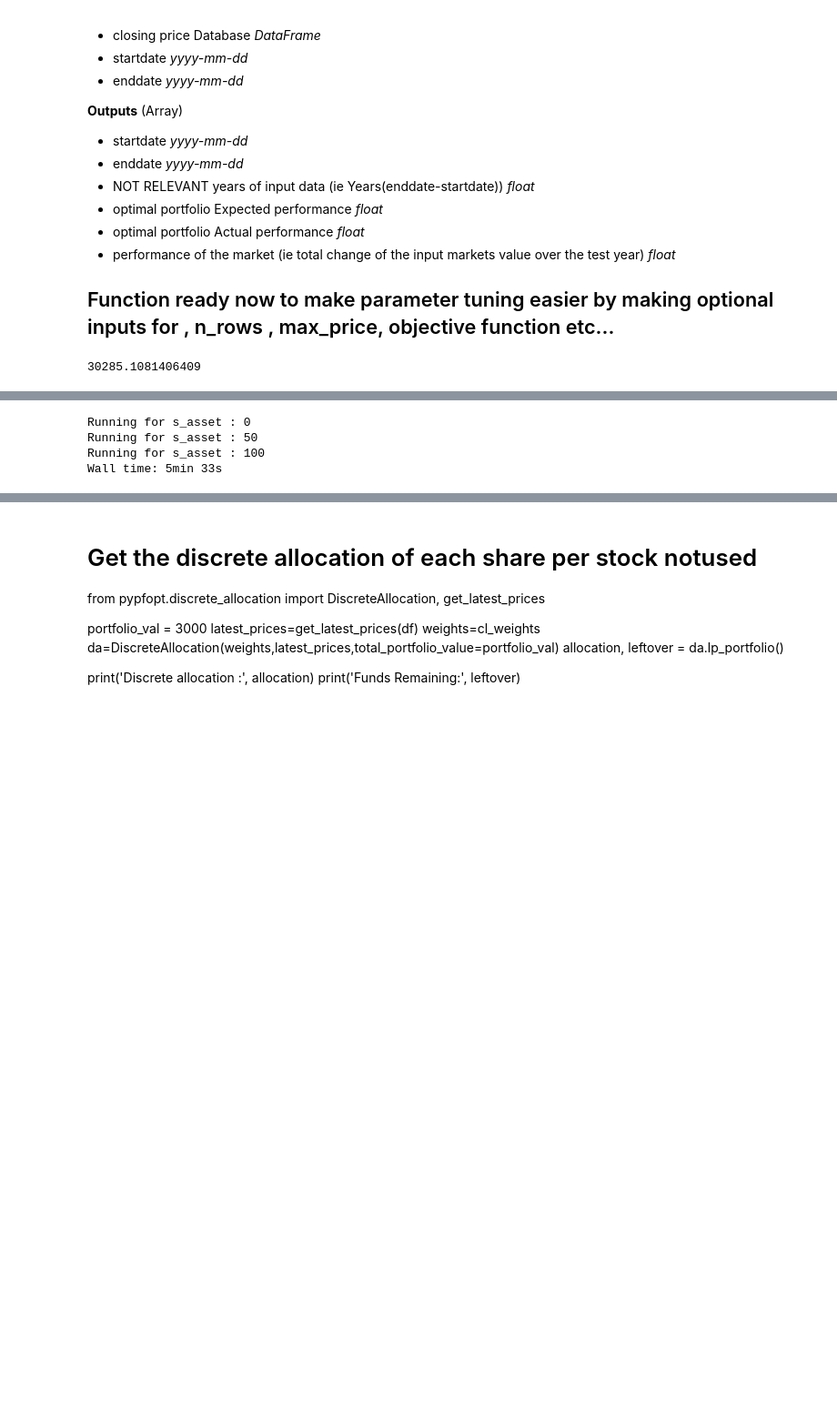
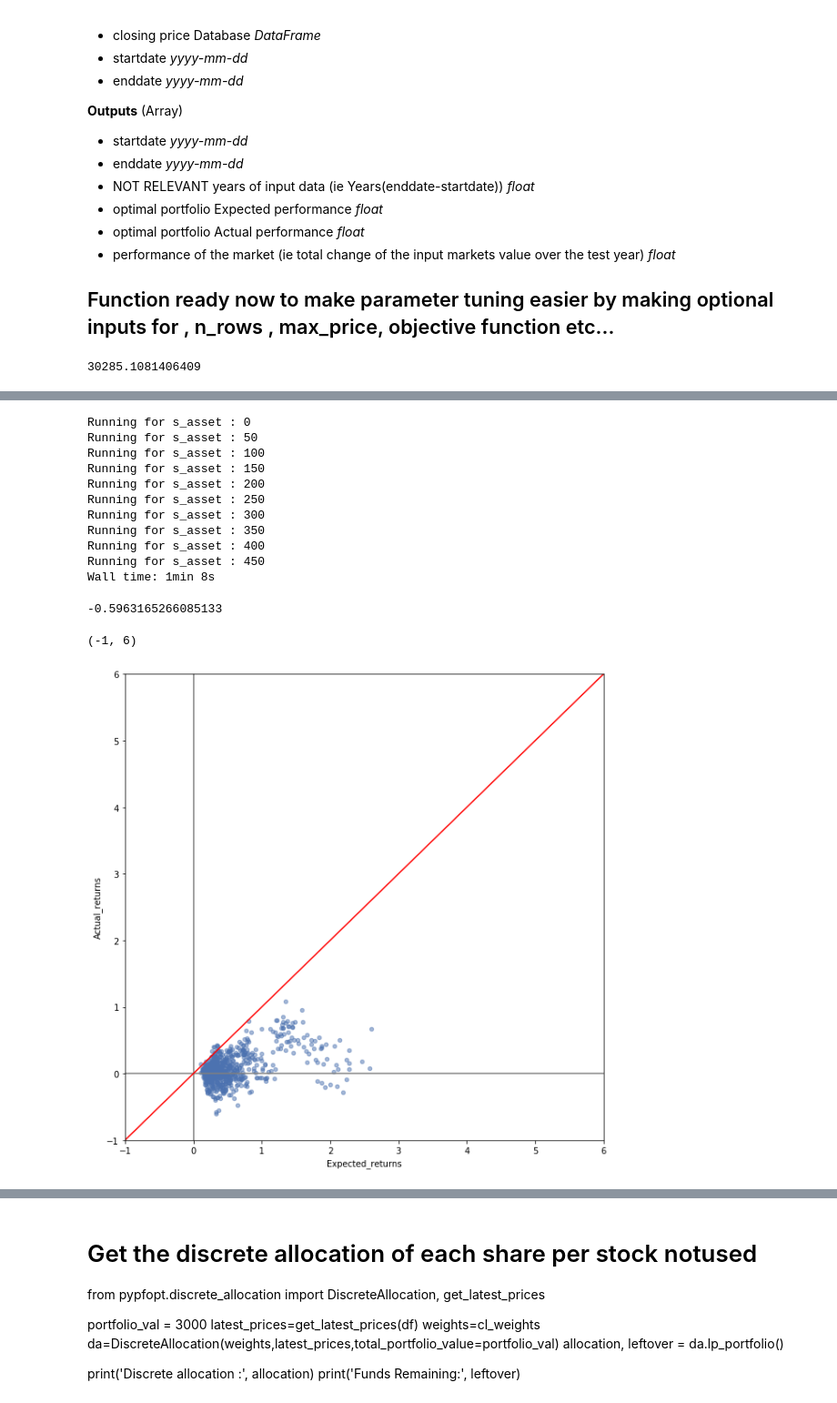
Before and after one commit to pat42w/EF_Portfolio_Optimization, a Jupyter notebook: Pat_Testing_nb.ipynb, the cells around one changed output, grey strips where cells are left out. Shown at 91% size. Drawn from its saved outputs; the diff is of its cells as text; code cells hidden in the pictures; blank space fills up the shorter version.

```diff
--- a/Pat_Testing_nb.ipynb
+++ b/Pat_Testing_nb.ipynb
@@ -218,7 +219,7 @@ t_start=startdate
 t_end=enddate
 
 #vary start asset 0 takes the top 50 assets , 50 takes 50-99,.... this is an N problem which isnt too bad
-l_s_asset=np.arange(0,150,50)
+l_s_asset=np.arange(0,500,50)
 
 # runnings through starting assets, as we create portfolios for only 50 assets at a time (this can be varied)
 for strt in l_s_asset:
@@ -228,7 +229,7 @@ for strt in l_s_asset:
 
     # iterates through start dates by adding one month each time until theres 1 year between the start & end date
     while t_start + pd.DateOffset(years=1) <= t_end:
-        a_test.append(portfolio_generate_test(database,t_start,t_end,s_asset=strt))
+        a_test.append(portfolio_generate_test(database,t_start,t_end,s_asset=strt,asset_len=50))
         col_s_assets.append(strt)
         t_start=t_start + pd.DateOffset(months=1)
 
@@ -245,4 +246,35 @@ df_test.to_csv('Performance_data.csv')
 Running for s_asset : 0
 Running for s_asset : 50
 Running for s_asset : 100
-Wall time: 5min 33s
+Running for s_asset : 150
+Running for s_asset : 200
+Running for s_asset : 250
+Running for s_asset : 300
+Running for s_asset : 350
+Running for s_asset : 400
+Running for s_asset : 450
+Wall time: 1min 8s
+# %%
+df_test.tail()
+print(df_test['Actual_returns'].min())
+# %% [output]
+-0.5963165266085133
+# %%
+# Plot expected vs actual scatter
+import matplotlib.lines as mlines
+ax1 = df_test.plot.scatter(x='Expected_returns', y='Actual_returns',alpha=0.5)
+
+#set the x=y line
+line = mlines.Line2D([0, 1], [0, 1], color='red')
+
+#draw axis lines
+plt.axhline(0,color='gray') # x = 0
+plt.axvline(0,color='gray') # y = 0
+transform = ax1.transAxes
+line.set_transform(transform)
+ax1.add_line(line)
+ax1.set_xlim([-1, 6])
+ax1.set_ylim([-1, 6])
+# %% [output]
+(-1, 6)
+[figure, added]
```
Also changed, not shown: parts of 17 cells of this notebook, 1 other file.
